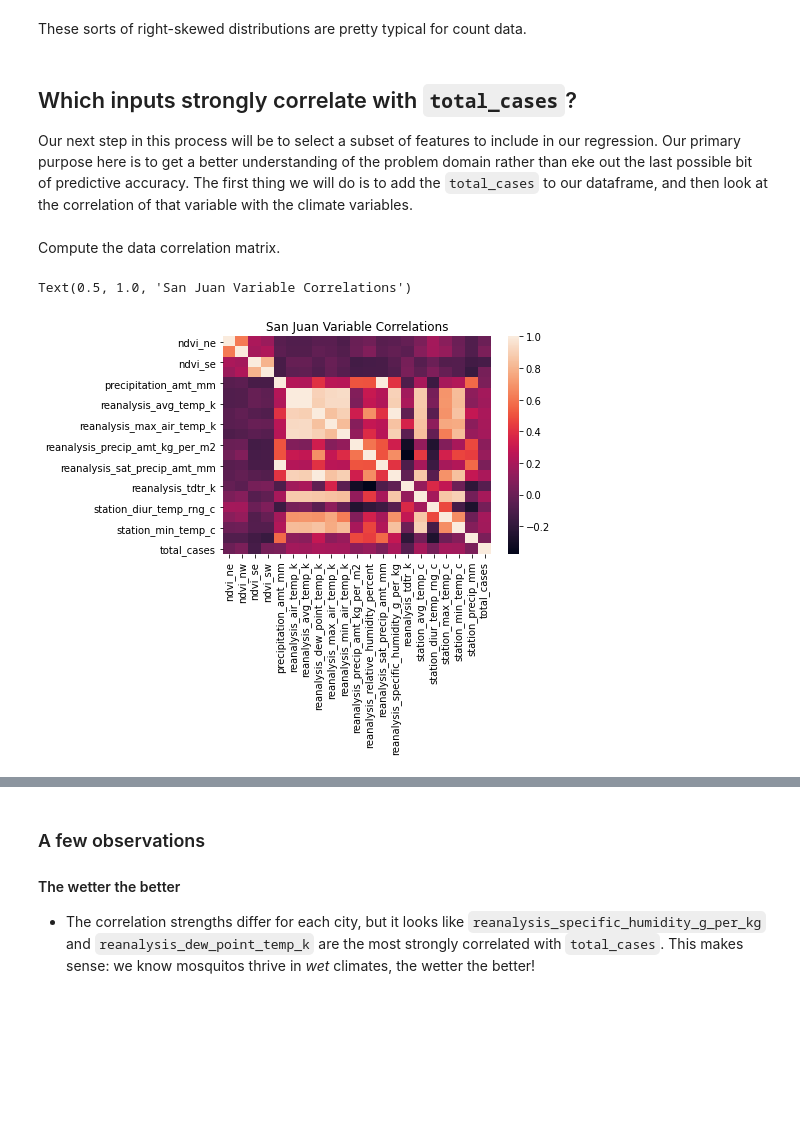
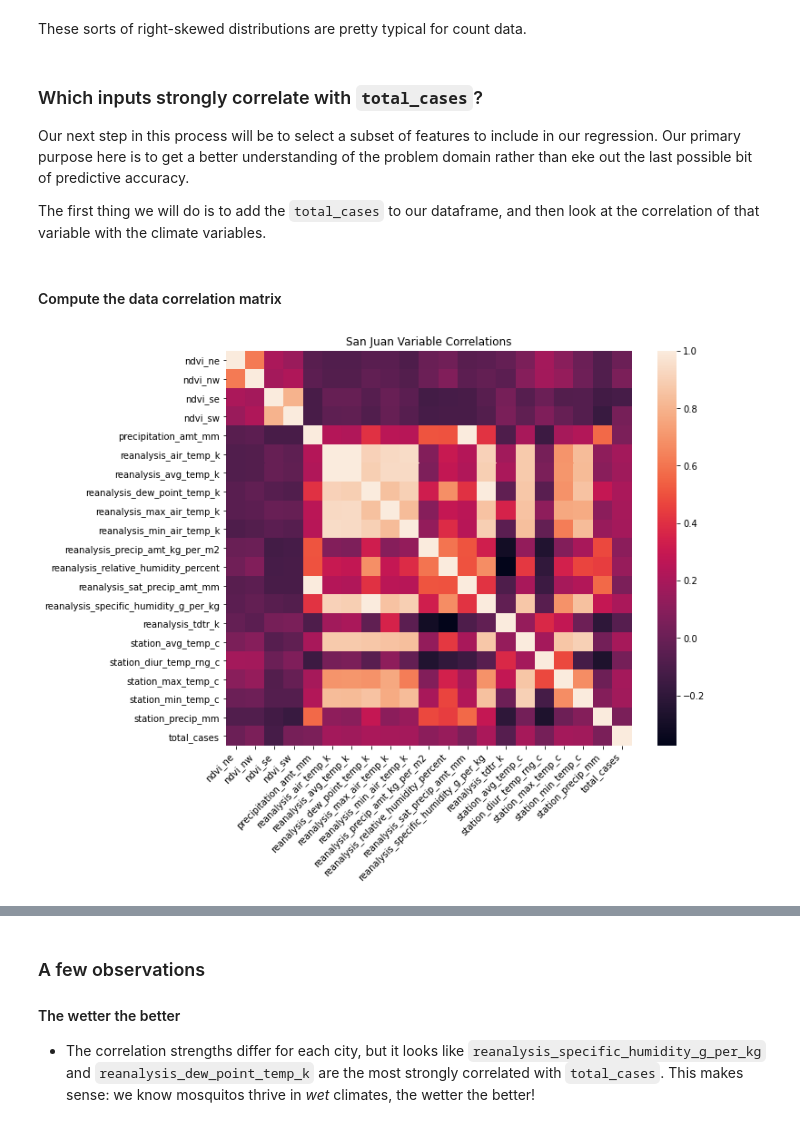
Before and after one commit to drivendataorg/intro-to-reproducible-ml, a Jupyter notebook: notebooks/dengue-ml-tutorial.ipynb, the cells around one changed output, grey strips where cells are left out. Drawn from its saved outputs; the diff is of its cells as text; code cells hidden in the pictures; blank space fills up the shorter version.

```diff
--- a/notebooks/dengue-ml-tutorial.ipynb
+++ b/notebooks/dengue-ml-tutorial.ipynb
@@ -251,23 +253,26 @@ array([[<matplotlib.axes._subplots.AxesSubplot object at 0x...>]],
 # %% [markdown]
 These sorts of right-skewed distributions are pretty typical for count data.
 # %% [markdown]
-## Which inputs strongly correlate with `total_cases`?
+### Which inputs strongly correlate with `total_cases`?
 
-Our next step in this process will be to select a subset of features to include in our regression. Our primary purpose here is to get a better understanding of the problem domain rather than eke out the last possible bit of predictive accuracy. The first thing we will do is to add the `total_cases` to our dataframe, and then look at the correlation of that variable with the climate variables.
+Our next step in this process will be to select a subset of features to include in our regression. Our primary purpose here is to get a better understanding of the problem domain rather than eke out the last possible bit of predictive accuracy.
+
+The first thing we will do is to add the `total_cases` to our dataframe, and then look at the correlation of that variable with the climate variables.
 # %%
 sj_train_features['total_cases'] = sj_train_labels.total_cases
 iq_train_features['total_cases'] = iq_train_labels.total_cases
 # %% [markdown]
-Compute the data correlation matrix.
+#### Compute the data correlation matrix
 # %%
 # compute the correlations
 sj_correlations = sj_train_features.corr()
 iq_correlations = iq_train_features.corr()
 # %%
 # plot san juan
-sj_corr_heat = sns.heatmap(sj_correlations)
-plt.title('San Juan Variable Correlations')
+fig, ax = plt.subplots(figsize=(10,8))
+sj_corr_heat = sns.heatmap(sj_correlations, ax=ax)
+plt.xticks(rotation=45, ha='right')
+plt.title('San Juan Variable Correlations');
 # %% [output]
-Text(0.5, 1.0, 'San Juan Variable Correlations')
-[figure, old version]
+[figure, new version]
 # %%
```
Also changed, not shown: parts of 15 cells of this notebook, 2 other files.
